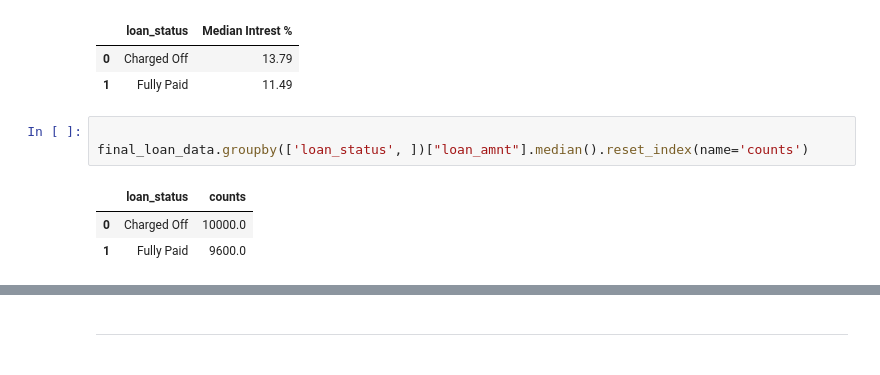
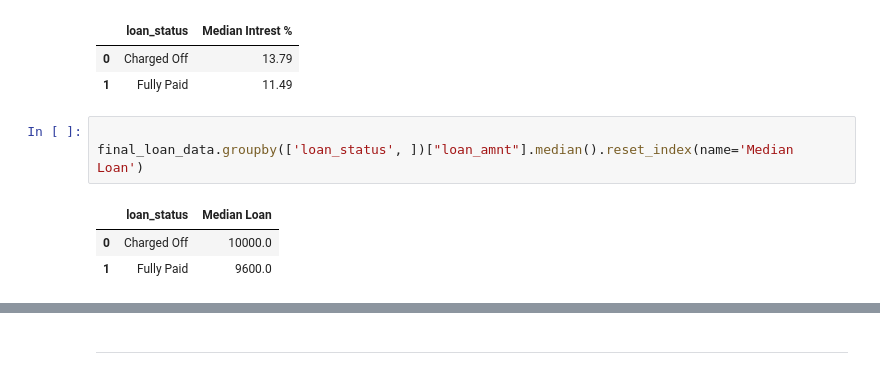
Before and after one commit to abhishek-92a/Lending_Club, a Jupyter notebook: working.ipynb, the cells around one changed output, grey strips where cells are left out. Drawn from its saved outputs; the diff is of its cells as text.

```diff
--- a/working.ipynb
+++ b/working.ipynb
@@ -290,9 +294,9 @@ final_loan_data.groupby(['loan_status', ])["int_rate"].median().reset_index(name
 | 1 | Fully Paid | 11.49 |
 # %%
 
-final_loan_data.groupby(['loan_status', ])["loan_amnt"].median().reset_index(name='counts')
+final_loan_data.groupby(['loan_status', ])["loan_amnt"].median().reset_index(name='Median Loan')
 # %% [output]
-|  | loan_status | counts |
+|  | loan_status | Median Loan |
 | 0 | Charged Off | 10000.0 |
 | 1 | Fully Paid | 9600.0 |
 # %%
```
Also changed, not shown: parts of 37 cells of this notebook, 1 other file.
